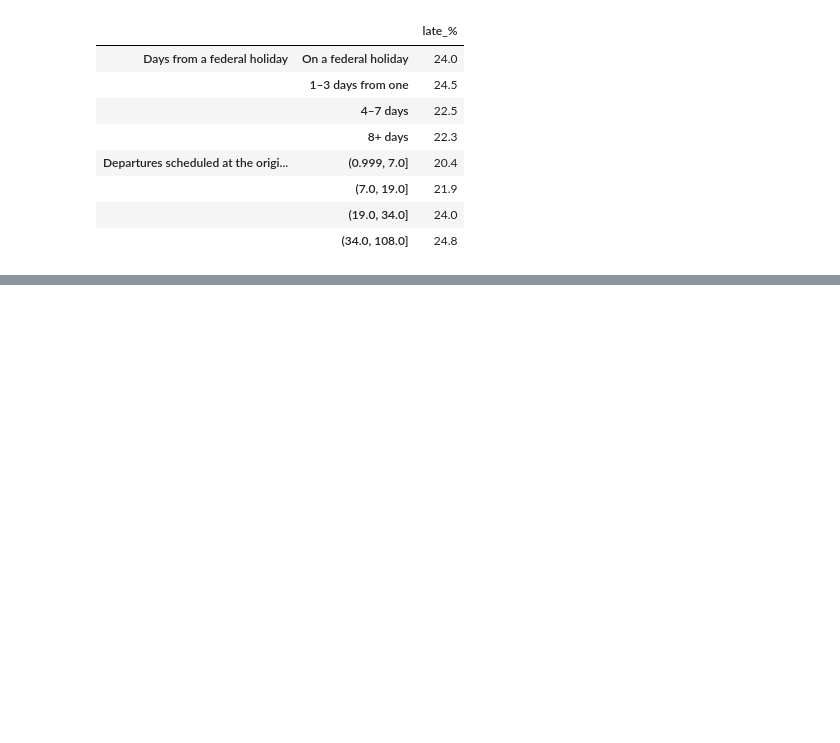
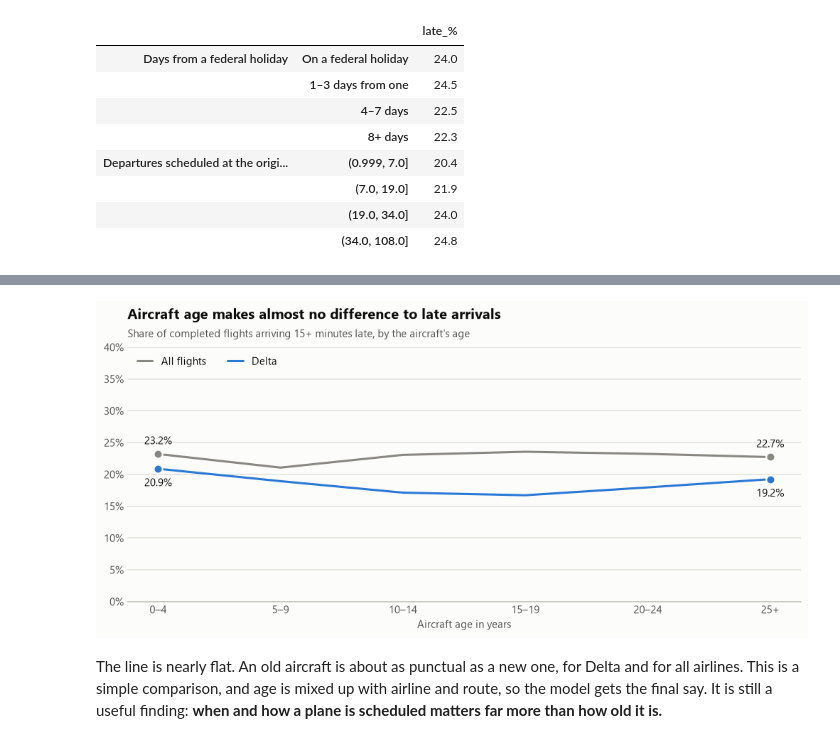
Before and after one commit to Yoni062004/flight-delay-prediction, a Jupyter notebook: notebooks/02_features.ipynb, the cells around one changed output, grey strips where cells are left out. Saved outputs shown, nothing was run; the diff lists cells and outputs as text; code cells hidden in the pictures; blank space fills up the shorter version.

```diff
--- a/notebooks/02_features.ipynb
+++ b/notebooks/02_features.ipynb
@@ -222,0 +263,10 @@ pd.concat({
+# %%
+age_labels = ["0–4", "5–9", "10–14", "15–19", "20–24", "25+"]
+age = pd.cut(features["aircraft_age_years"], [-1, 4, 9, 14, 19, 24, 60], labels=age_labels)
+by_age = pd.DataFrame({
+    "all_flights": late_pct(features, age),
+    "delta": late_pct(features[is_delta], age[is_delta]),
+    "flights": age.value_counts().reindex(age_labels),
+    "delta_flights": age[is_delta].value_counts().reindex(age_labels),
+})
+by_age.round(1)
@@ -223,3 +282,27 @@ pd.concat({
+# %%
+x = list(range(len(by_age)))
+fig, ax = plt.subplots(figsize=(9, 4.2))
+ax.plot(x, by_age["all_flights"], color=ps.MUTED, label="All flights", zorder=2)
+ax.plot(x, by_age["delta"], color=ps.BLUE, label="Delta", zorder=3)
+for column, color, offset in [("all_flights", ps.MUTED, 9), ("delta", ps.BLUE, -16)]:
+    for i in (0, len(by_age) - 1):
+        ax.plot(i, by_age[column].iloc[i], marker="o", markersize=8, color=color,
+                markeredgecolor=ps.SURFACE, markeredgewidth=1.5, zorder=4)
+        ax.annotate(f"{by_age[column].iloc[i]:.1f}%", (i, by_age[column].iloc[i]),
+                    xytext=(0, offset), textcoords="offset points", ha="center", color=ps.INK)
+ax.set_xticks(x, by_age.index)
+ax.set_xlabel("Aircraft age in years")
+ax.set_ylim(0, 40)
+ax.yaxis.set_major_formatter(PercentFormatter(decimals=0))
+ax.legend(loc="upper left", ncols=2, handlelength=1.4)
+ps.title(ax, "Aircraft age makes almost no difference to late arrivals",
+         "Share of completed flights arriving 15+ minutes late, by the aircraft's age")
+ps.save(fig, "late_rate_by_aircraft_age")
+plt.show()
+# %% [output]
+[figure, added]
+# %% [markdown]
+The line is nearly flat. An old aircraft is about as punctual as a new one, for Delta and for all airlines. This is a simple comparison, and age is mixed up with airline and route, so the model gets the final say. It is still a useful finding: **when and how a plane is scheduled matters far more than how old it is.**
 # %% [markdown]
 ## What we learned
 
```
Also changed, not shown: parts of 8 cells of this notebook, 3 other files.
